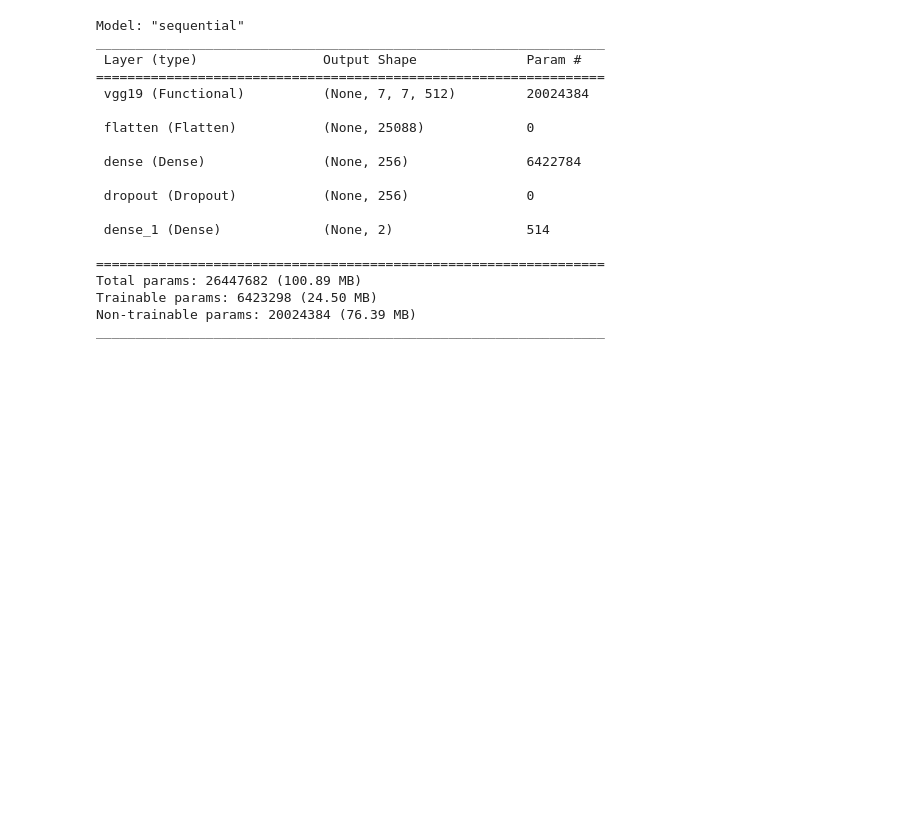
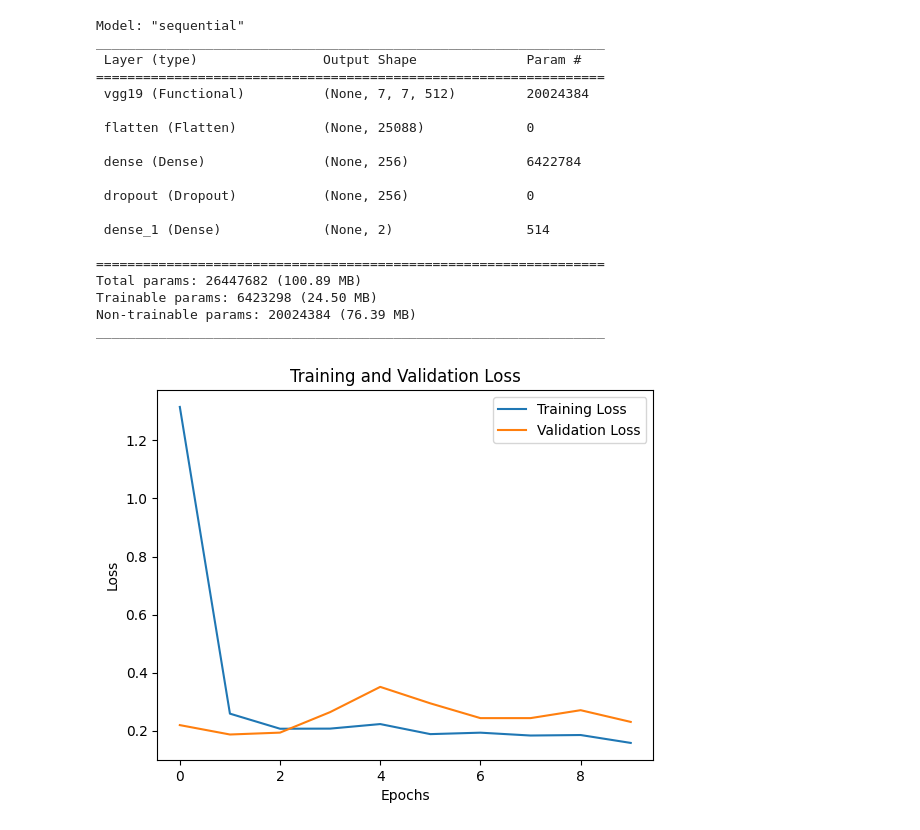
Before and after one commit to NinaAbeyratne/Snaky---Snake-Identification-System, a Jupyter notebook: DetectionModel_VGG_19.ipynb, the cells around one changed output. Cells and saved outputs as stored; diff of their text form; code cells hidden in the pictures; blank space fills up the shorter version.

Commit message:
VGG-19 model training

```diff
--- a/DetectionModel_VGG_19.ipynb
+++ b/DetectionModel_VGG_19.ipynb
@@ -18,10 +19,10 @@ drive.mount("/content/drive", force_remount=True)
 Mounted at /content/drive
 # %%
 # Main directory where model data is saved
-mainDataDirectory = "/content/drive/MyDrive/DSGP Group 24/Dataset/Model_Data"
+mainDataDirectory = "/content/drive/MyDrive/DSGP Group 24/Dataset/Component 1/Model_Data"
 # %%
 # Categories of image classification
-imageCategories = ["yes", "no"]
+imageCategories = ["no", "yes"]
 
 # Directories for training and testing data
 trainDirectory = os.path.join(mainDataDirectory, 'Train')
@@ -86,7 +89,7 @@ test_y_one_hot = to_categorical(test_y, num_classes=2)
 # Loading the vgg19 model and setting up the image size to train
 base_model = VGG19(weights='imagenet', include_top=False, input_shape=(224, 224, 3))
 
-# Freeze the layers
+# Freeze the layers to stop the weights from updating during training
 for layer in base_model.layers:
     layer.trainable = False
 
@@ -94,6 +97,7 @@ for layer in base_model.layers:
 model = models.Sequential()
 model.add(base_model)
 model.add(layers.Flatten())
+
 model.add(layers.Dense(256, activation='relu'))
 model.add(layers.Dropout(0.5))
 model.add(layers.Dense(2, activation='sigmoid'))
@@ -102,6 +106,6 @@ model.add(layers.Dense(2, activation='sigmoid'))
 model.compile(optimizer='adam', loss='categorical_crossentropy', metrics=['accuracy'])
 
 # Train the model
-history = model.fit(train_x, train_y_one_hot, epochs=10, batch_size=19, validation_data=(test_x, test_y_one_hot))
+history = model.fit(train_x, train_y_one_hot, epochs=10, batch_size=16, validation_data=(test_x, test_y_one_hot))
 # %% [output]
 Downloading data from https://storage.googleapis.com/tensorflow/keras-applications/vgg19/vgg19_weights_tf_dim_ordering_tf_kernels_notop.h5
@@ -146,3 +153,14 @@ Total params: 26447682 (100.89 MB)
 Trainable params: 6423298 (24.50 MB)
 Non-trainable params: 20024384 (76.39 MB)
 _________________________________________________________________
+# %%
+# Training and Validation Loss
+plt.plot(history.history['loss'], label='Training Loss')
+plt.plot(history.history['val_loss'], label='Validation Loss')
+plt.title('Training and Validation Loss')
+plt.xlabel('Epochs')
+plt.ylabel('Loss')
+plt.legend()
+plt.show()
+# %% [output]
+[figure, added]
```
Also changed, not shown: parts of 10 cells of this notebook.
